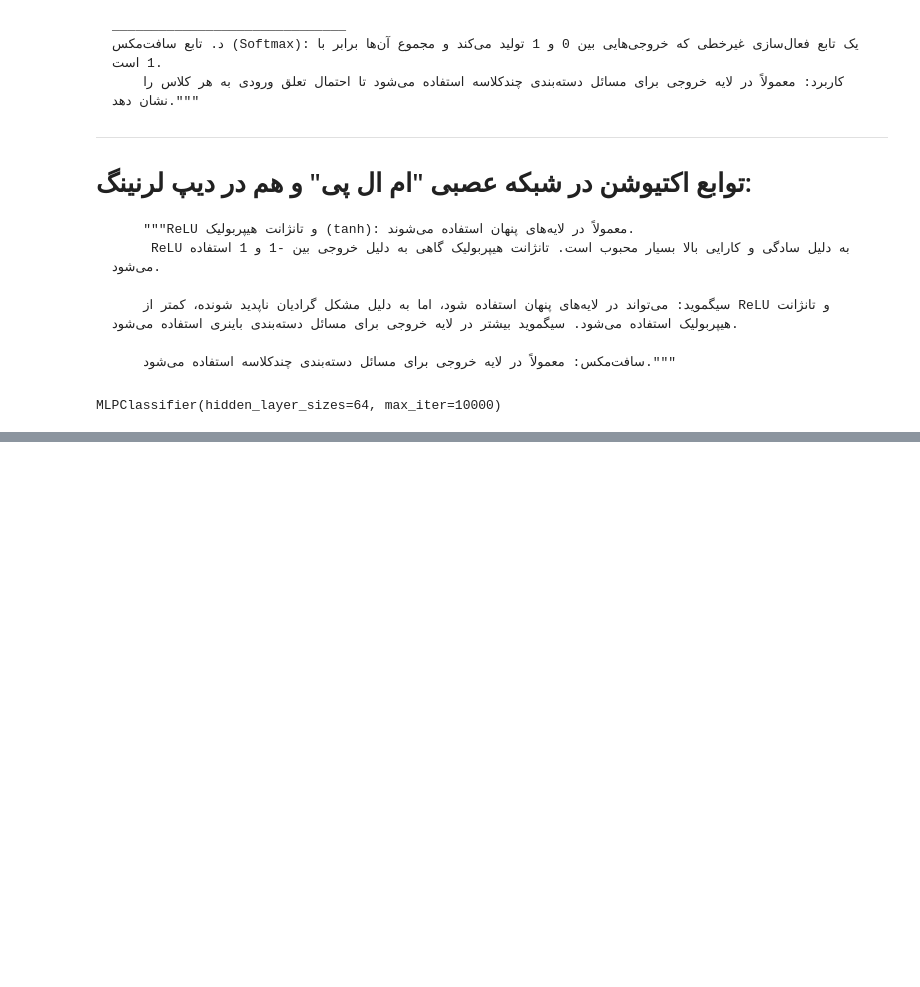
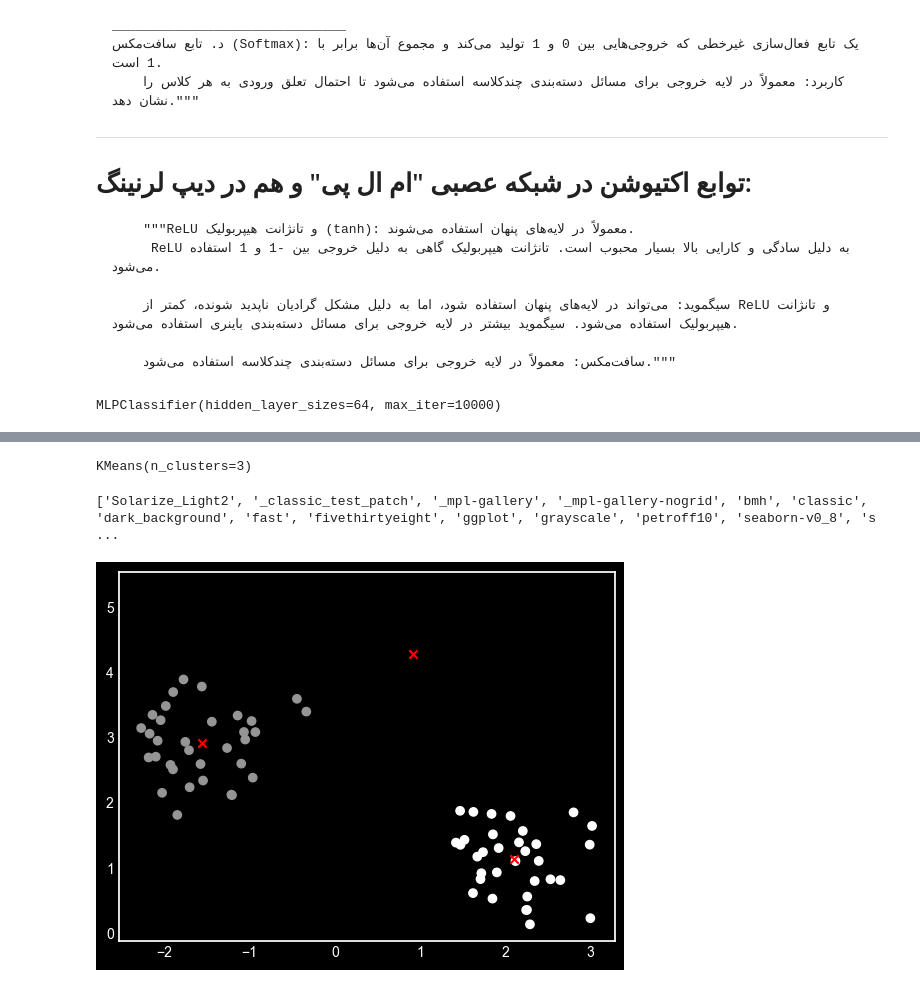
Before and after one commit to mahdianfe/Booklets_MachineLearning, a Jupyter notebook: Learn_machine1.ipynb, the cells around one changed output, grey strips where cells are left out. Drawn from its saved outputs; the diff is of its cells as text; code cells hidden in the pictures; blank space fills up the shorter version.

Commit message:
commit5: "Bias-Variance Tradeoff" & Unsupervised "K-means" & "PCA" algorithms

```diff
--- a/Learn_machine1.ipynb
+++ b/Learn_machine1.ipynb
@@ -1309,0 +1390,33 @@ r = recall_score(y_train_stratified,y_pred_train)
+# %%
+from sklearn.cluster import KMeans
+model=KMeans(n_clusters=3)
+# n_clusters=3: تعداد خوشه‌هایی که الگوریتم باید پیدا کند را 3 تعیین می‌کند.
+
+model.fit(X)
+# این خط الگوریتم K-Means را روی داده‌های X آموزش می‌دهد. الگوریتم سعی می‌کند مراکز 3 خوشه را پیدا کند که داده‌ها را به بهترین شکل گروه‌بندی کنند.
+# %% [output]
+KMeans(n_clusters=3)
+# %%
+# میخواهیم مرکز کلاسترهایی که پیشبینی کرده را پیدا بکنه
+center=model.cluster_centers_
+# این خط، مراکز خوشه‌هایی که توسط الگوریتم K-Means پیدا شده‌اند را در متغیر center ذخیره می‌کند. model.cluster_centers_ یک آرایه دو بعدی است که هر ردیف آن مختصات مرکز یک خوشه را نشان می‌دهد.
+
+# چه لیبلی پیشبینی کردی
+labels=model.labels_
+# ین خط، برچسب‌های خوشه‌ای که توسط الگوریتم K-Means به هر نمونه داده تخصیص داده شده است را در متغیر labels ذخیره می‌کند. model.labels_ یک آرایه یک بعدی است که هر عنصر آن نشان‌دهنده خوشه مربوط به نمونه داده متناظر است.
+# %%
+
+# برای دیدن لیست استایل‌های موجود
+print(plt.style.available)
+
+# برای استفاده از یک استایل خاص
+plt.style.use('dark_background')
+
+plt.scatter(X[:,0],X[:,1], c=labels)
+# c=labels: رنگ نقاط را بر اساس برچسب خوشه‌ای که به هر نقطه تخصیص داده شده است، تعیین می‌کند. هر خوشه رنگ متفاوتی خواهد داشت.
+
+plt.scatter(center[:,0],center[:,1], c='red' , marker='x')
+plt.show()
+# %% [output]
+['Solarize_Light2', '_classic_test_patch', '_mpl-gallery', '_mpl-gallery-nogrid', 'bmh', 'classic', 'dark_background', 'fast', 'fivethirtyeight', 'ggplot', 'grayscale', 'petroff10', 'seaborn-v0_8', 's ...
+[figure, added]
```
Also changed, not shown: parts of 17 cells of this notebook, 1 other file.
